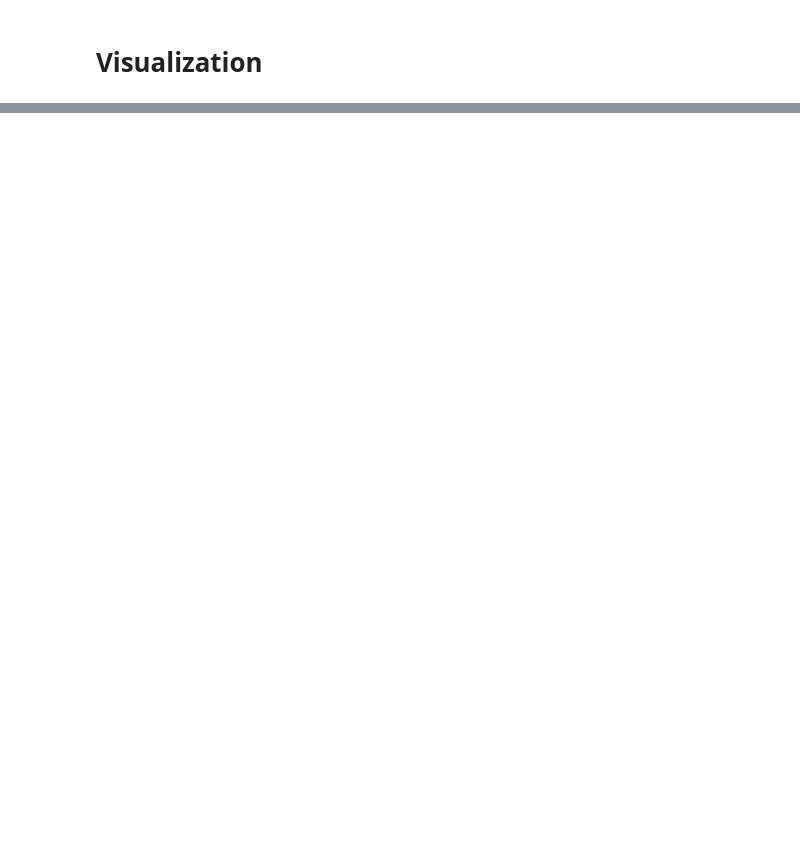
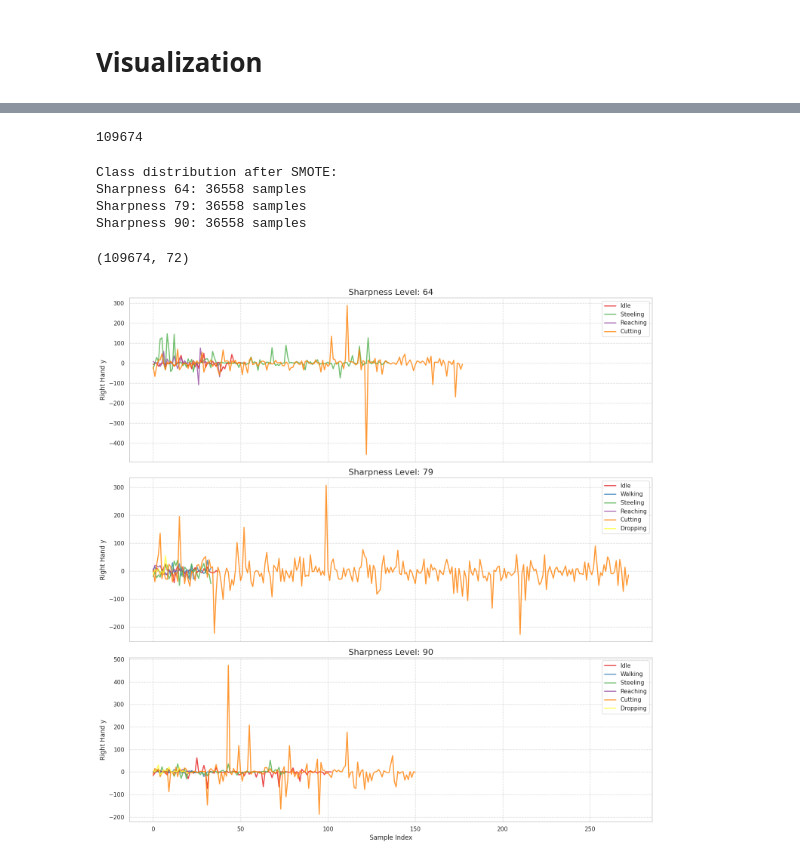
Before and after one commit to hengrvisal/knife_sharpness, a Jupyter notebook: data.ipynb, the cells around one changed output, grey strips where cells are left out. Drawn from its saved outputs; the diff is of its cells as text; code cells hidden in the pictures; blank space fills up the shorter version.

```diff
--- a/data.ipynb
+++ b/data.ipynb
@@ -497,0 +377,57 @@ I0000 00:00:1743176885.580845   34651 gpu_device.cc:2019] Created device /job:lo
+# %%
+from imblearn.over_sampling import SMOTENC
+from imblearn.pipeline import Pipeline as ImbPipeline
+from sklearn.metrics import classification_report, confusion_matrix
+from sklearn.preprocessing import StandardScaler, RobustScaler
+import numpy as np
+import tensorflow as tf
+from tensorflow.keras import layers, initializers
+
+categorical_features = [train_features.columns.get_loc('Label')]
+
+majority_class_count = train_labels.value_counts().max()
+
+unique_sharpness = np.sort(np.unique(train_labels))
+sampling_strategy = {
+    sharpness: majority_class_count for sharpness in unique_sharpness
+}
+# %%
+smote_nc = SMOTENC(
+    categorical_features=categorical_features,
+    sampling_strategy=sampling_strategy,
+    random_state=42
+)
+# %%
+X_resampled, y_resampled = smote_nc.fit_resample(train_features.values, train_labels.values)
+
+print(len(X_resampled))
+# %% [output]
+109674
+# %%
+# Check the class distribution after resampling
+unique_values, counts = np.unique(y_resampled, return_counts=True)
+class_distribution = dict(zip(unique_values, counts))
+print("\nClass distribution after SMOTE:")
+for class_value, count in sorted(class_distribution.items()):
+    print(f"Sharpness {class_value}: {count} samples")
+# %% [output]
+Class distribution after SMOTE:
+Sharpness 64: 36558 samples
+Sharpness 79: 36558 samples
+Sharpness 90: 36558 samples
+# %%
+# adding the oversampled columns back to a dataframe for visualization
+resampled_df = pd.DataFrame(X_resampled, columns=train_features.columns.tolist())
+resampled_df['sharpness'] = y_resampled
+
+resampled_df.shape
+# %% [output]
+(109674, 72)
+# %%
+create_facet_plots(
+    resampled_df,
+    value_column='Right Hand y',
+    downsample_factor=90
+)
+# %% [output]
+[figure, added]
```
Also changed, not shown: parts of 29 cells of this notebook.
